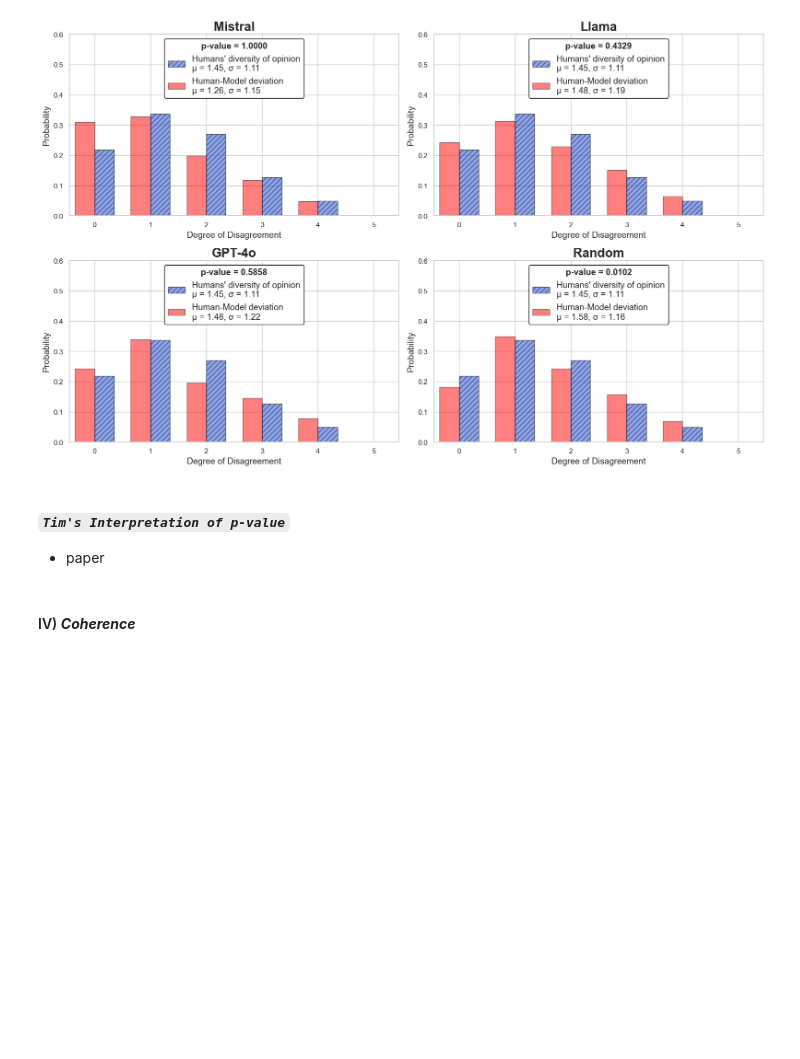
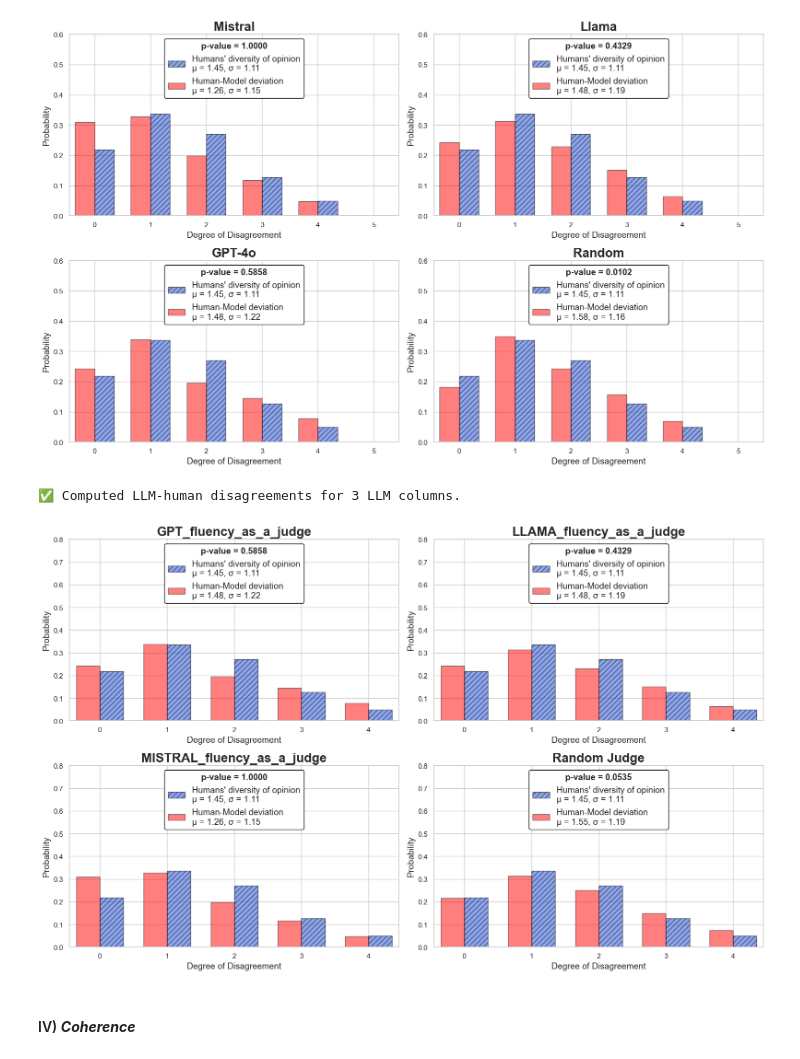
Before and after one commit to Ocean-code-1995/llm-judge-good-enough, a Jupyter notebook: newsroom/src/analysis.ipynb, the cells around one changed output. Saved outputs shown, nothing was run; the diff lists cells and outputs as text; code cells hidden in the pictures; blank space fills up the shorter version.

```diff
--- a/newsroom/src/analysis.ipynb
+++ b/newsroom/src/analysis.ipynb
@@ -436,6 +484,3 @@ Fluency_LLM_Evaluator.plot_model_vs_human_grid(
 # %% [output]
 ✅ Figure saved as SVG → newsroom_fluency.svg
 [figure]
-# %% [markdown]
-#### ***`Tim's Interpretation of p-value`***
-- paper
@@ -444,3 +487,11 @@ Fluency_LLM_Evaluator.plot_model_vs_human_grid(
+# %%
+Fluency_LLM_Evaluator.plot_judges_grid(
+    y_lim=0.8,
+    #save_path="newsroom_informativeness.svg"
+)
+# %% [output]
+✅ Computed LLM-human disagreements for 3 LLM columns.
+[figure, added]
 # %% [markdown]
 #### IV) ***Coherence***
 # %%
```
Also changed, not shown: parts of 7 cells of this notebook.
